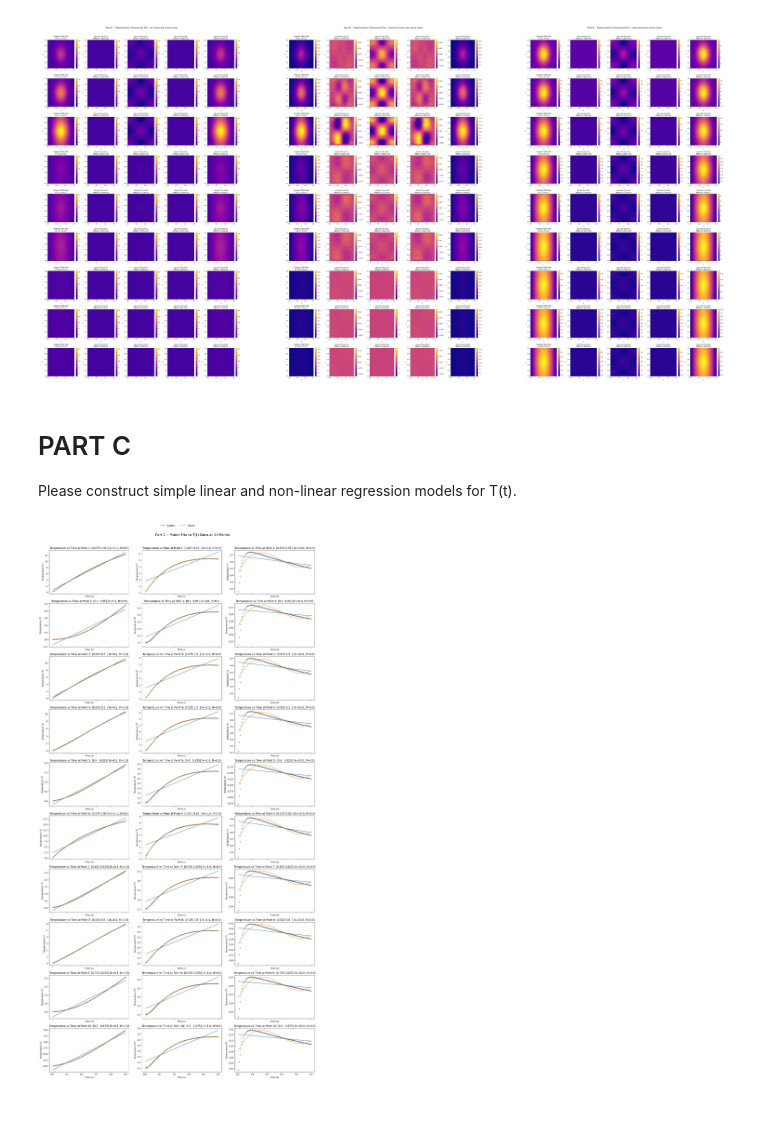
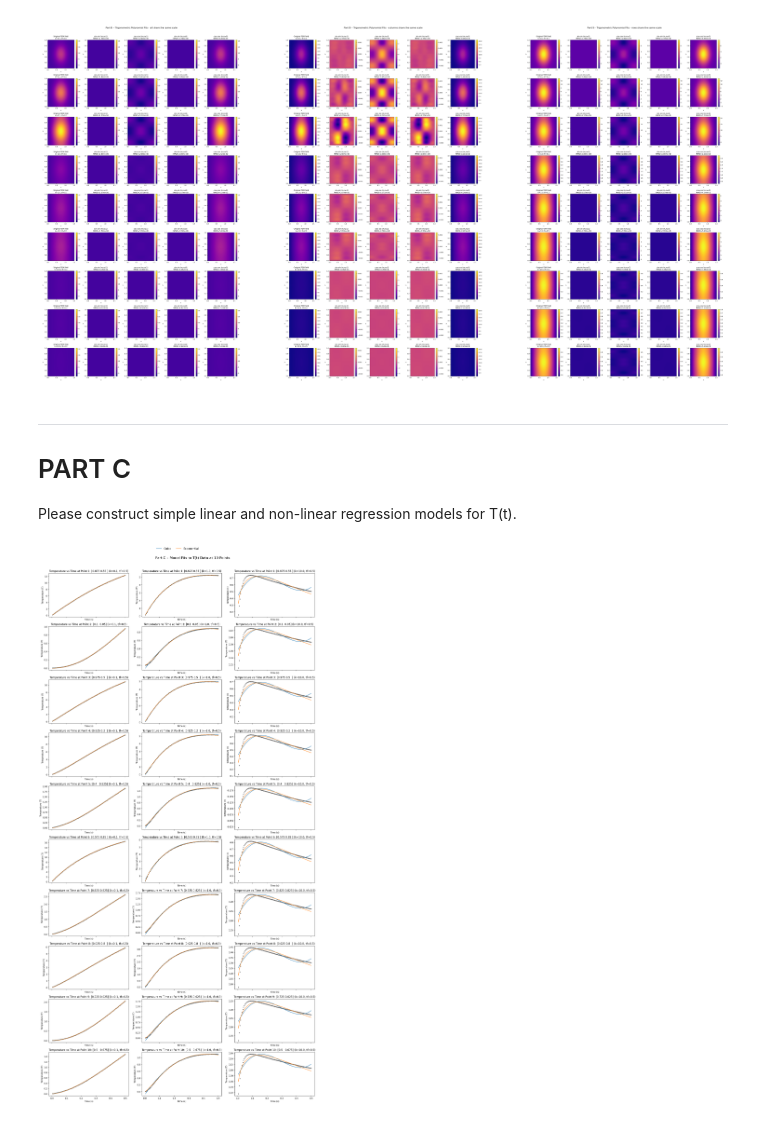
Before and after one commit to rachelBonanno/SciML_Assignment_2, a Jupyter notebook: fem2d_heat.ipynb, the cells around one changed output. Saved outputs shown, nothing was run; the diff lists cells and outputs as text; code cells hidden in the pictures.

```diff
--- a/fem2d_heat.ipynb
+++ b/fem2d_heat.ipynb
@@ -647,6 +657,8 @@ plt.show()
 # %% [output]
 [figure]
 # %% [markdown]
+***
+
 # PART C
 Please construct simple linear and non-linear regression models for T(t).
 # %%
@@ -673,46 +685,30 @@ for (k_val, tf_val) in result_dict:
         csv_data[(k_val, tf_val)] = columns
 
 # models
-# constant rate trend
-# T(t) = a + b*t
-# a: intercept, b: slope
+# constant rate trend | T(t) = a + b*t | a: intercept, b: slope
 def linear_model(t, a, b):  return a + b * t
 
-# accelerating trend
-# T(t) = a + b*t + c*t^2
-# a: intercept, b: slope, c: curvature
+# accelerating trend | T(t) = a + b*t + c*t^2 | a: intercept, b: slope, c: curvature
 def quadratic_model(t, a, b, c): return a + b*t + c*t**2
 
-# Multi-phase trend, inflection
-# T(t) = a + b*t + c*t^2 + d*t^3
-# a: intercept, b: slope, c: curvature, d: cubic term/Higher-order bending - controls inflection points
+# Multi-phase trend, inflection | T(t) = a + b*t + c*t^2 + d*t^3 | a: intercept, b: slope, c: curvature, d: cubic term/Higher-order bending - controls inflection points
 def cubic_model(t, a, b, c, d): return a + b * t + c * t**2 + d * t**3
 
-# cooling/heating
-# T(t) = a + b*exp(-c*t)
-# a: equilibrium, b: initial diff, c: decay rate
-def exponential_model(t, a, b, c): return a + b*np.exp(-c*t)
+# cooling/heating | a: equilibrium, b: initial diff, c: decay rate
+def exponential_model(t, a, b, c): return b*np.exp(-c*t) * t**a
 
-# periodic cycle
-# T(t) = a + b*sin(omega*t + phi)
-# a: mean, b: amplitude, omega: frequency, phi: phase
+# periodic cycle | T(t) = a + b*sin(omega*t + phi) | a: mean, b: amplitude, omega: frequency, phi: phase
 def sinusoidal_model(t, a, b, omega, phi): return a + b*np.sin(omega*t + phi)
 
-# transition or saturation
-# T(t) = A / (1 + exp(-k*(t - t0)))
-# A:, k:, t0:
+# transition or saturation | T(t) = A / (1 + exp(-k*(t - t0))) | A:, k:, t0:
 def logistic_model(t, A, k, t0): return A / (1 + np.exp(-k*(t - t0)))
 
-# transient + periodic
-# T(t) = a + b*exp(-c*t) + d*sin(omega*t + phi)
-# a: equilibrium, b: transient, c: decay rate, d: amplitude, omega: frequency, phi: phase
+# transient + periodic | T(t) = a + b*exp(-c*t) + d*sin(omega*t + phi) | a: equilibrium, b: transient, c: decay rate, d: amplitude, omega: frequency, phi: phase
 def hybrid_model(t, a, b, c, d, omega, phi): return a + b*np.exp(-c*t) + d*np.sin(omega*t + phi)
-
 
 
 # plot fits for all of the points and all fits for all of the models -- show all the models on one plot for each point
 # Plot data and fits for each point
-
 fig, axes = plt.subplots(10, 3, figsize=(20, 36), sharex=True)
 fig.suptitle("Part C – Model Fits to T(t) Data at 10 Points", fontsize=16)
 
@@ -730,54 +726,37 @@ for point_idx in range(1, 11):
         ax.scatter(t, T, s=10, label='FEM', color='black', alpha=0.5)
 
         models = {
-            "Linear": (linear_model, [T[0], 0]),
+            # "Linear": (linear_model, [T[0], 0]),
             # "Quadratic": (quadratic_model, [T[0], 0, 0]),
             "Cubic": (cubic_model, [T[0], 0, 0, 0]),
-            # "Exponential": (exponential_model, [T[-1], T[0]-T[-1], 1]),
+            "Exponential": (exponential_model, [T[-1], T[0]-T[-1], 1]),
             # "Sinusoidal": (sinusoidal_model, [np.mean(T), np.std(T), 2*np.pi/t[-1], 0]), # looks cool but my data just isn't cyclic
             # "Hybrid": (hybrid_model, [T[-1], T[0]-T[-1], 1, np.std(T), 2*np.pi/t[-1], 0]), # fails to fit on some of the plots - for that reason I am not using it
         }
 
         for name, (model_func, p0) in models.items():
             try:
-                popt, _ = curve_fit(model_func, t, T, p0=p0, maxfev=10000)
+                popt, _ = curve_fit(model_func, t, T, maxfev=10000)
                 ax.plot(t, model_func(t, *popt), label=name)
             except RuntimeError:
                 ax.plot([], [], label=f"{name} (fit failed)")
 
         ax.set_xlabel('Time (s)')
         ax.set_ylabel('Temperature (T)')
         ax.set_title(f'Temperature vs Time at Point {point_idx}: {coords[sample_nodes[point_idx - 1]]} (k={k_val}, tf={tf_val})')
 
 
 fig.legend(
     axes[0, 0].get_lines(),                              # use line handles from the first subplot
     [line.get_label() for line in axes[0, 0].get_lines()],
     fontsize=12,
     loc="upper center",
     ncol=3,
     frameon=False)
 
 
 plt.tight_layout(rect=[0, 0, 0.9, 0.97])
 plt.show()
-
-# # print fitted parameters in a nice table
-# # Create a DataFrame to display parameters
-# param_rows = []
-# for model_name, params_list in model_params.items():
-#     for point_idx, params in enumerate(params_list, start=1):
-#         if params is not None:
-#             param_str = ", ".join(f"{p:.4f}" for p in params)
-#         else:
-#             param_str = "Fit failed"
-#         param_rows.append({
-#             'Model': model_name,
-#             'Point': point_idx,
-#             'Parameters': param_str
-#         })
-# param_df = pd.DataFrame(param_rows)
-# print(param_df.pivot(index='Point', columns='Model', values='Parameters'))
 # %% [output]
-[figure, old version]
+[figure, new version]
 # %% [markdown]
```
Also changed, not shown: parts of 9 cells of this notebook.
